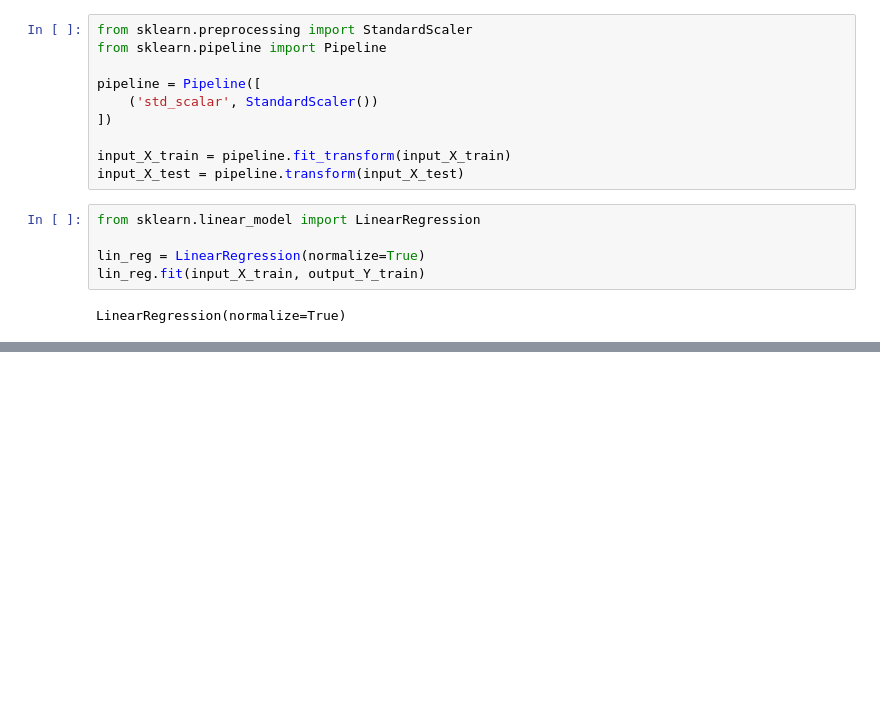
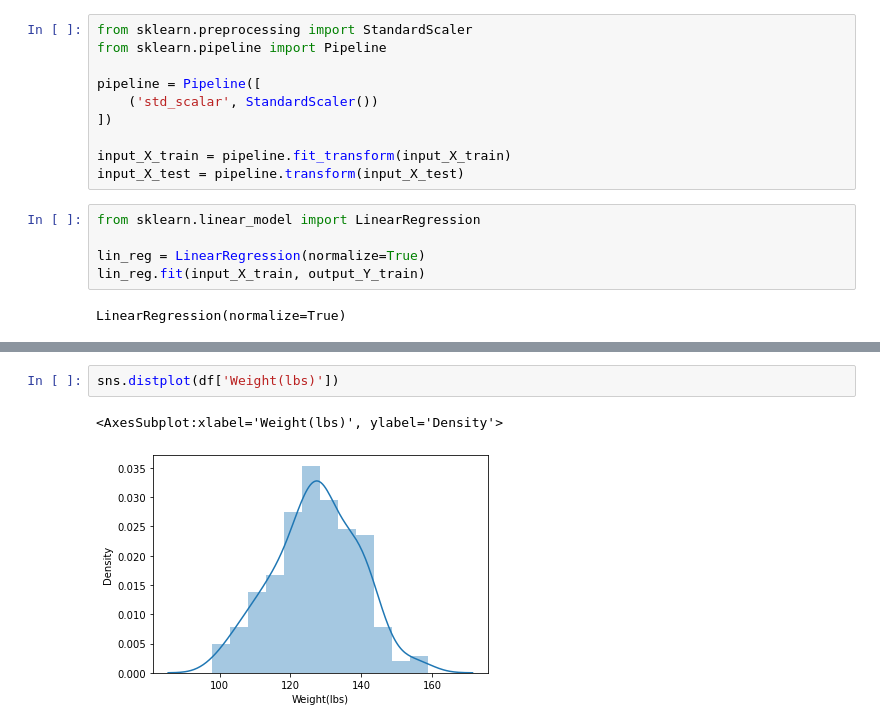
Before and after one commit to jhonsnow456/ML-Algorithms, a Jupyter notebook: Linear Regression/LinearRegression.ipynb, the cells around one changed output, grey strips where cells are left out. Cells and saved outputs as stored; diff of their text form; blank space fills up the shorter version.

```diff
--- a/Linear Regression/LinearRegression.ipynb
+++ b/Linear Regression/LinearRegression.ipynb
@@ -236,0 +251,5 @@ cmp.tail().plot.bar(figsize=(10, 6))
+# %%
+sns.distplot(df['Weight(lbs)'])
+# %% [output]
+<AxesSubplot:xlabel='Weight(lbs)', ylabel='Density'>
+[figure, added]
```
Also changed, not shown: parts of 12 cells of this notebook.
